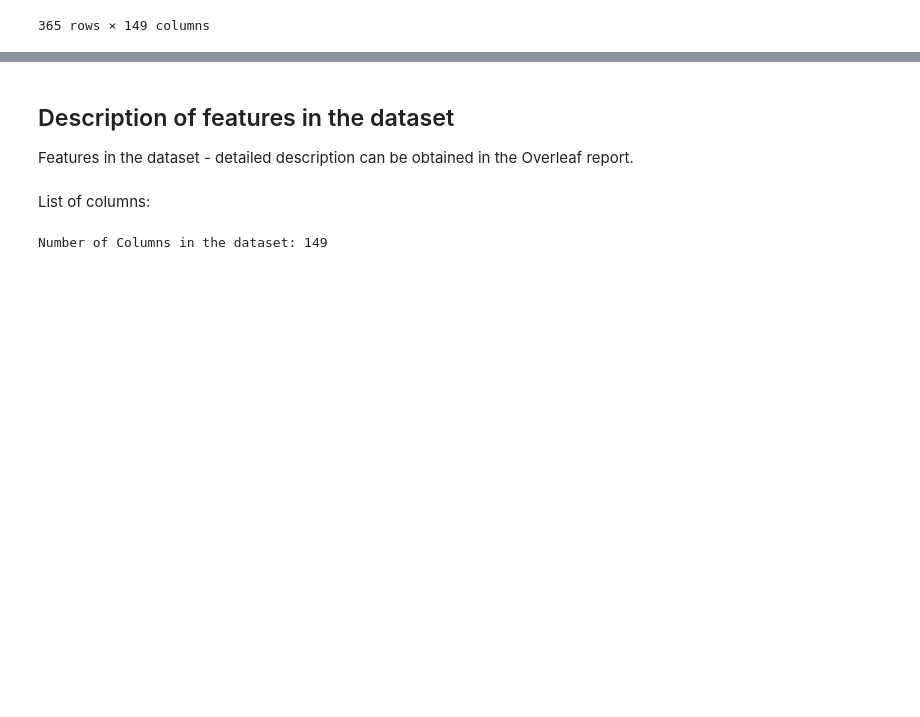
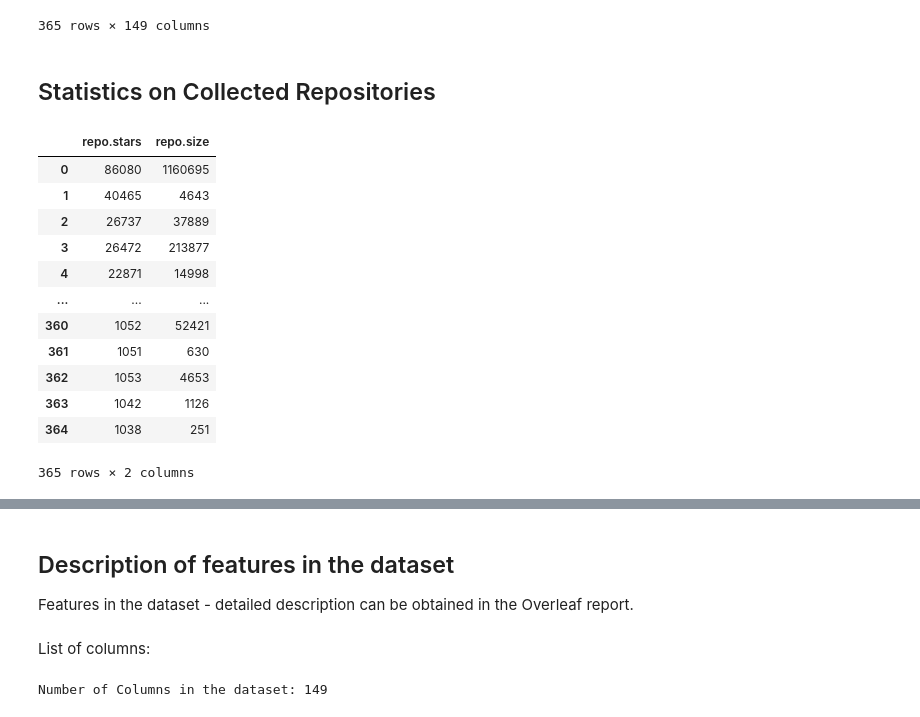
Before and after one commit to Glemhel/subsetter, a Jupyter notebook: Subsetter.ipynb, the cells around one changed output, grey strips where cells are left out. Cells and saved outputs as stored; diff of their text form; code cells hidden in the pictures; blank space fills up the shorter version.

```diff
--- a/Subsetter.ipynb
+++ b/Subsetter.ipynb
@@ -66,3 +66,22 @@ df
 | 363 | git@github.com:BrainiumLLC/cargo-... | 0.249284 | 0.0 | 87 | 0.924658 | ... |
 | 364 | git@github.com:nagisa/rust_libloa... | 1.162162 | 0.0 | 43 | 1.140000 | ... |
 365 rows × 149 columns
+# %% [markdown]
+## Statistics on Collected Repositories
+# %%
+df_repo = df[['repo.stars', 'repo.size']]
+df_repo
+# %% [output]
+|  | repo.stars | repo.size |
+| 0 | 86080 | 1160695 |
+| 1 | 40465 | 4643 |
+| 2 | 26737 | 37889 |
+| 3 | 26472 | 213877 |
+| 4 | 22871 | 14998 |
+| ... | ... | ... |
+| 360 | 1052 | 52421 |
+| 361 | 1051 | 630 |
+| 362 | 1053 | 4653 |
+| 363 | 1042 | 1126 |
+| 364 | 1038 | 251 |
+365 rows × 2 columns
```
Also changed, not shown: parts of 3 cells of this notebook.
